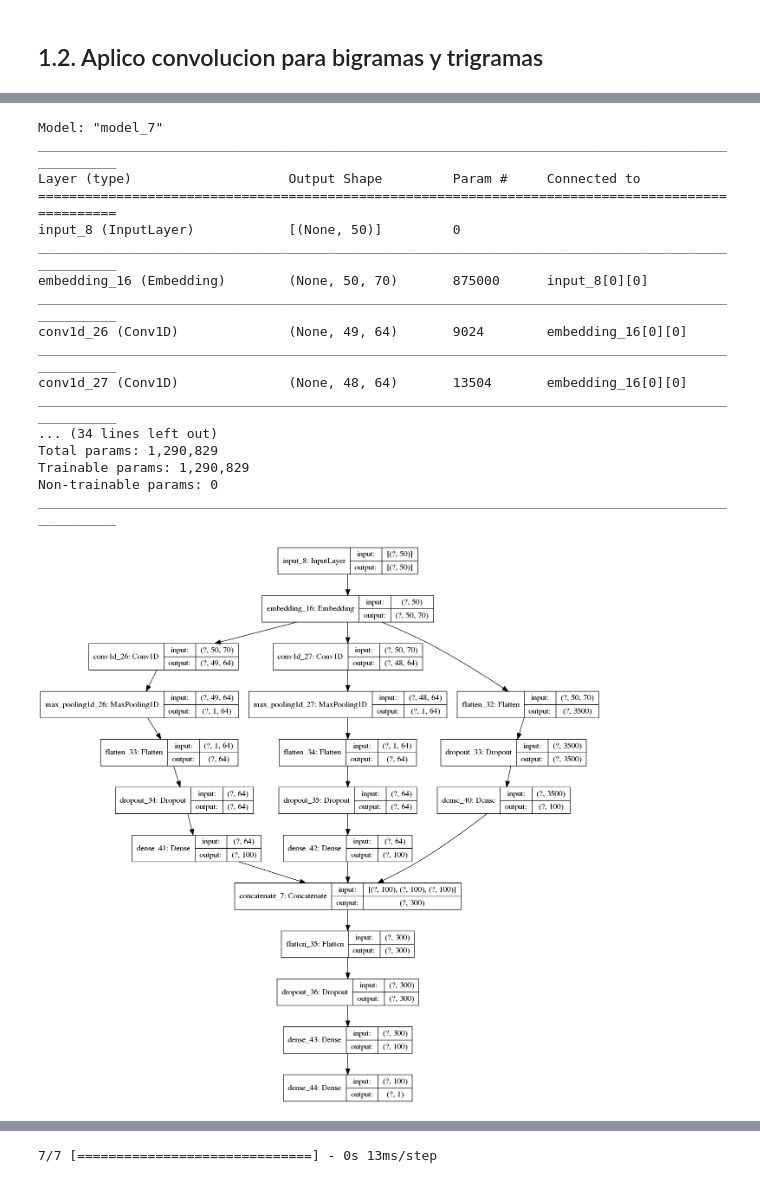
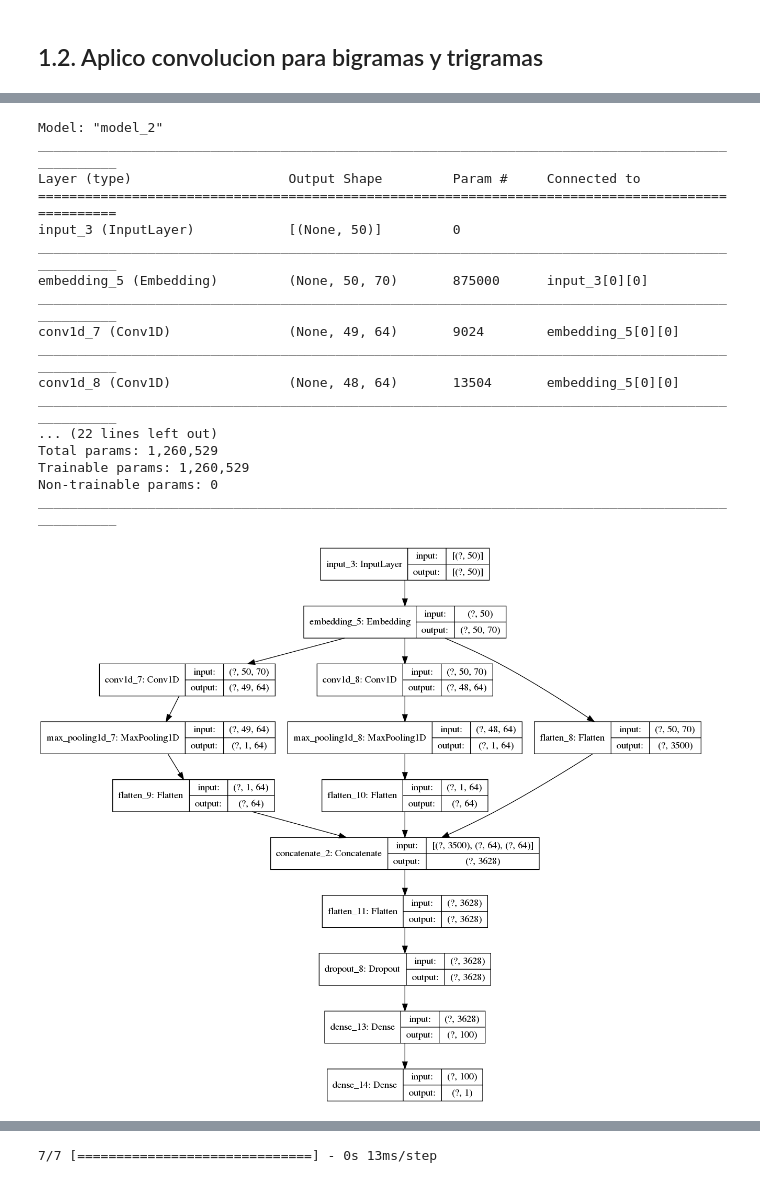
Before and after one commit to mariaCelesteCingolani/7506TP2, a Jupyter notebook: 11. CNN/11_ Conv1D.ipynb, the cells around one changed output, grey strips where cells are left out. Saved outputs shown, nothing was run; the diff lists cells and outputs as text; code cells hidden in the pictures.

```diff
--- a/11. CNN/11_ Conv1D.ipynb
+++ b/11. CNN/11_ Conv1D.ipynb
@@ -76,8 +77,8 @@ def run_model (train_x, train_y, val_x, val_y, test_x, test_y,
 
     loss, accuracy = model.evaluate(test_X, test_y, verbose=False)
     print("Testing Accuracy: {:.4f}".format(accuracy))
-    #test_pred_y = (model.predict(test_X, batch_size=1024, verbose=1) > 0.5).astype("int32")
-    #print("Report: \n{}".format(classification_report(test_y, test_pred_y)))
+    test_pred_y = (model.predict(test_X, batch_size=1024, verbose=1) > 0.5).astype("int32")
+    print("Report: \n{}".format(classification_report(test_y, test_pred_y)))
     return model, tokenizer
 # %% [markdown]
 # 1. Datos Originales
@@ -90,7 +91,7 @@ data = get_data_original_as_np_array()
 # %%
 def get_simple_conv1D(max_features, embed_size, max_len):
     model = Sequential()
-    model.add(layers.Embedding(input_dim=max_features, output_dim=embed_size, input_length=max_len))
+    model.add(Embedding(input_dim=max_features, output_dim=embed_size, input_length=max_len))
     model.add(Conv1D(filters=64, kernel_size=2, activation='relu', input_shape=(max_len, embed_size)))
     model.add(Dropout(0.5))
     model.add(MaxPooling1D(pool_size=49))
@@ -193,7 +209,7 @@ def get_ngrams_conv1D(max_features, embed_size, max_len):
     model.summary()
     return model
 # %%
-model, tokenizer = run_model(data.x_train,data.y_train, data.x_val, data.y_val, data.x_test, data.y_test,
+model2, tokenizer = run_model(data.x_train,data.y_train, data.x_val, data.y_val, data.x_test, data.y_test,
                              embed_size = 70, max_features=12500, max_len = 50,
                             batch_size = 512, epochs=20, get_model = get_ngrams_conv1D)
 # %% [output]
@@ -217,5 +248,5 @@ Testing Accuracy: 0.7676
 # %%
-def get_ngrams_conv1D2(max_features, embed_size, max_len):
+def get_model_3(max_features, embed_size, max_len):
 
     embedding_layer = Embedding(input_dim=max_features, output_dim=embed_size, input_length=max_len)
 
@@ -225,22 +256,22 @@ def get_ngrams_conv1D2(max_features, embed_size, max_len):
 
 
     flatten0 = Flatten()(embedding)
-    dropout0 = Dropout(0.5)(flatten0)
-    dense0 = Dense(100, activation='relu')(dropout0)
+    #dropout0 = Dropout(0.5)(flatten0)
+    #dense0 = Dense(100, activation='relu')(dropout0)
 
     conv_1 = Conv1D(filters=64, kernel_size=2, activation='relu', input_shape=(max_len, embed_size))(embedding)
     maxpool_1 = MaxPooling1D(pool_size=max_len-2+1)(conv_1)
     flatten_1 = Flatten()(maxpool_1)
-    dropout1 = Dropout(0.5)(flatten_1)
-    dense1 = Dense(100, activation='relu')(dropout1)
+    #dropout1 = Dropout(0.5)(flatten_1)
+    #dense1 = Dense(100, activation='relu')(dropout1)
 
     conv_2 = Conv1D(filters=64, kernel_size=3, activation='relu', input_shape=(max_len, embed_size))(embedding)
     maxpool_2 = MaxPooling1D(pool_size=max_len-3+1)(conv_2)
     flatten_2 = Flatten()(maxpool_2)
-    dropout2 = Dropout(0.5)(flatten_2)
-    dense2 = Dense(100, activation='relu')(dropout2)
+    #dropout2 = Dropout(0.5)(flatten_2)
+    #dense2 = Dense(100, activation='relu')(dropout2)
 
-    concatenated_tensor = Concatenate(axis=1)([dense0, dense1, dense2])
+    concatenated_tensor = Concatenate(axis=1)([flatten0, flatten_1, flatten_2])
 
     flatten = Flatten()(concatenated_tensor)
 
@@ -257,24 +288,24 @@ def get_ngrams_conv1D2(max_features, embed_size, max_len):
     model.summary()
     return model
 # %%
-plot_model(get_ngrams_conv1D2(12500,70,50), to_file='CNN_conv1D2.png', show_shapes=True)
+plot_model(get_model_3(12500,70,50), to_file='CNN_conv1D2.png', show_shapes=True)
 # %% [output]
-Model: "model_7"
+Model: "model_2"
 __________________________________________________________________________________________________
 Layer (type)                    Output Shape         Param #     Connected to
 ==================================================================================================
-input_8 (InputLayer)            [(None, 50)]         0
+input_3 (InputLayer)            [(None, 50)]         0
 __________________________________________________________________________________________________
-embedding_16 (Embedding)        (None, 50, 70)       875000      input_8[0][0]
+embedding_5 (Embedding)         (None, 50, 70)       875000      input_3[0][0]
 __________________________________________________________________________________________________
-conv1d_26 (Conv1D)              (None, 49, 64)       9024        embedding_16[0][0]
+conv1d_7 (Conv1D)               (None, 49, 64)       9024        embedding_5[0][0]
 __________________________________________________________________________________________________
-conv1d_27 (Conv1D)              (None, 48, 64)       13504       embedding_16[0][0]
+conv1d_8 (Conv1D)               (None, 48, 64)       13504       embedding_5[0][0]
 __________________________________________________________________________________________________
-... (34 lines left out)
-Total params: 1,290,829
-Trainable params: 1,290,829
+... (22 lines left out)
+Total params: 1,260,529
+Trainable params: 1,260,529
 Non-trainable params: 0
 __________________________________________________________________________________________________
-[figure, old version]
+[figure, new version]
 # %%
```
Also changed, not shown: parts of 15 cells of this notebook, 12 other files.
